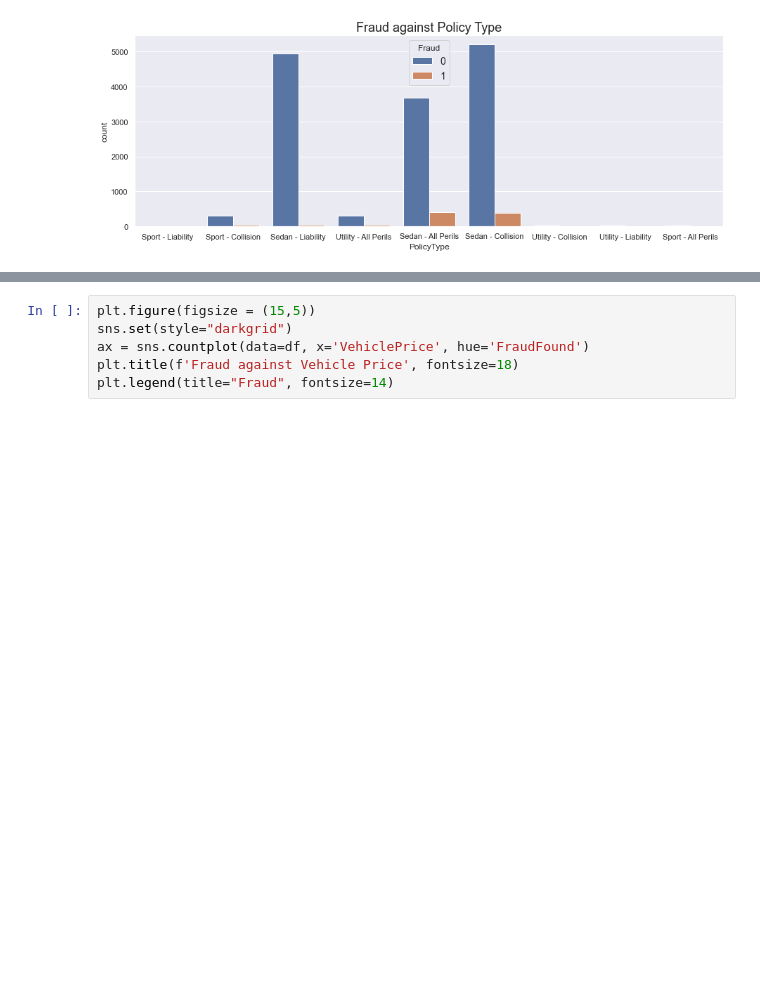
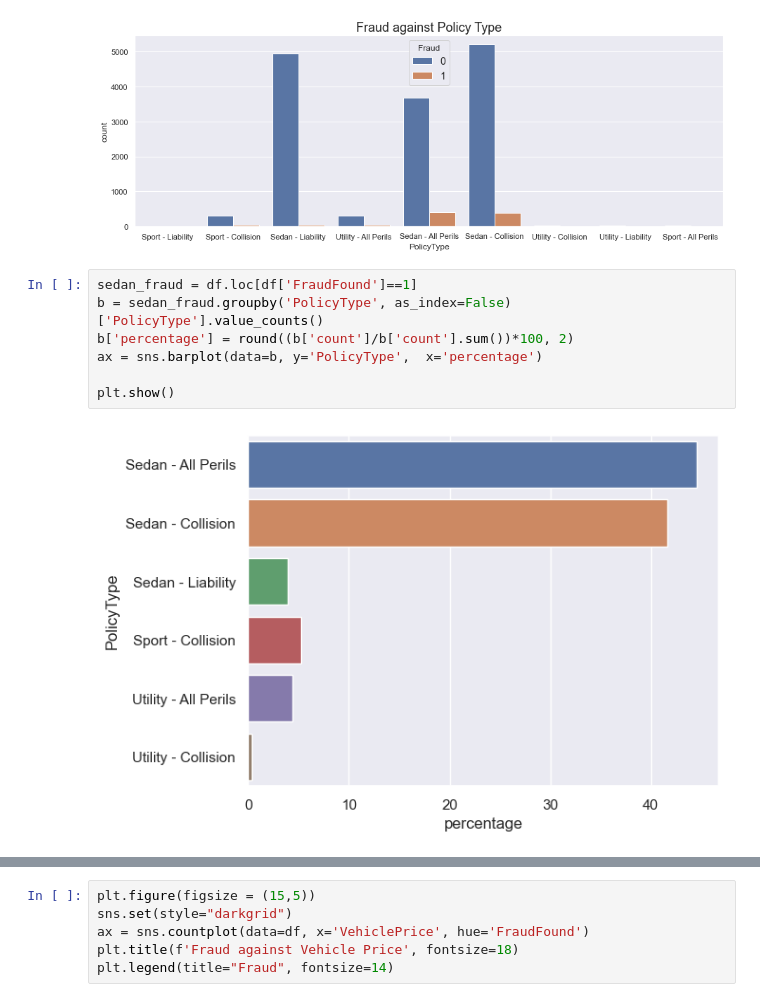
Before and after one commit to Niteesh95/Car_Claims_Fraud_Prediction, a Jupyter notebook: notebooks/carclaims.ipynb, the cells around one changed output, grey strips where cells are left out. Cells and saved outputs as stored; diff of their text form; blank space fills up the shorter version.

```diff
--- a/notebooks/carclaims.ipynb
+++ b/notebooks/carclaims.ipynb
@@ -199,3 +259,12 @@ plt.legend(title="Fraud", fontsize=14)
 # %% [output]
 <matplotlib.legend.Legend at 0x...>
 [figure]
+# %%
+sedan_fraud = df.loc[df['FraudFound']==1]
+b = sedan_fraud.groupby('PolicyType', as_index=False)['PolicyType'].value_counts()
+b['percentage'] = round((b['count']/b['count'].sum())*100, 2)
+ax = sns.barplot(data=b, y='PolicyType',  x='percentage')
+
+plt.show()
+# %% [output]
+[figure, added]
```
Also changed, not shown: parts of 8 cells of this notebook, 24 other files.
